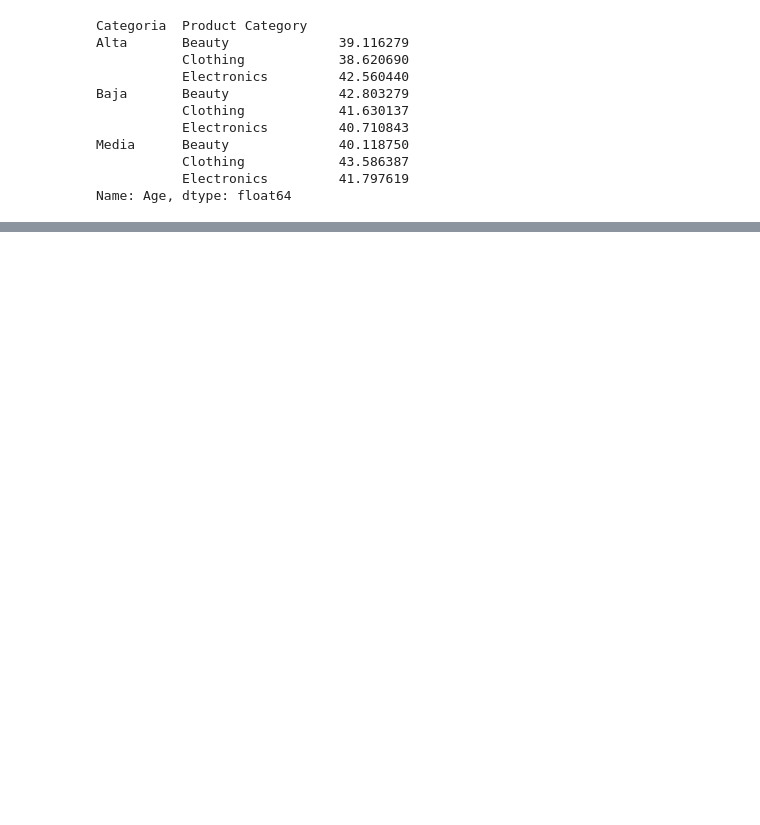
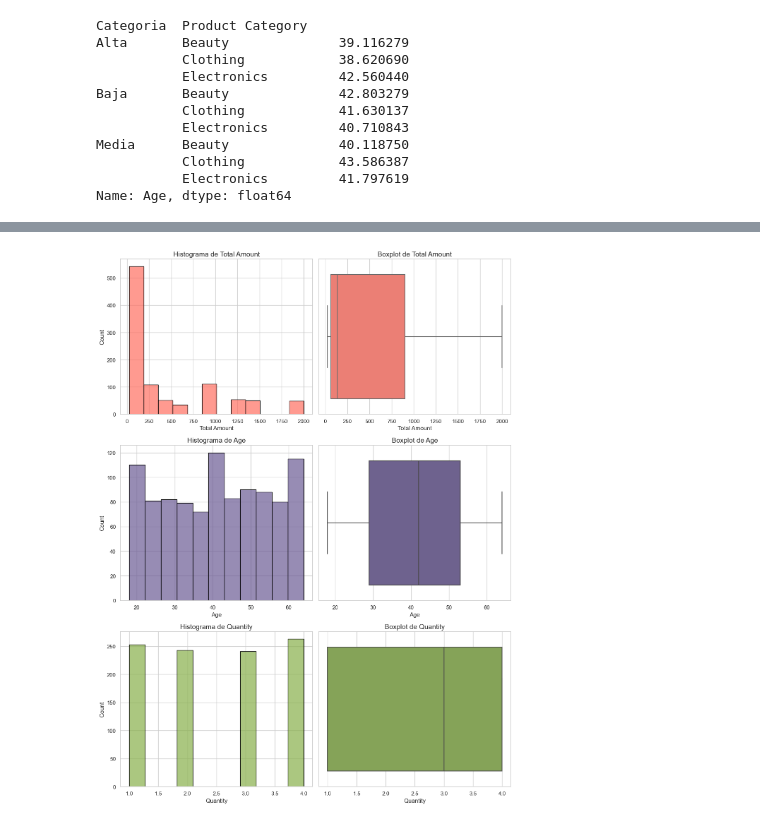
Before and after one commit to DiegoAmarilla97/codingdojo, a Jupyter notebook: retail_sales_analysis/retail_sales_analysis_parte3.ipynb, the cells around one changed output, grey strips where cells are left out. Saved outputs shown, nothing was run; the diff lists cells and outputs as text; code cells hidden in the pictures; blank space fills up the shorter version.

```diff
--- a/retail_sales_analysis/retail_sales_analysis_parte3.ipynb
+++ b/retail_sales_analysis/retail_sales_analysis_parte3.ipynb
@@ -75,3 +75,33 @@ df.head()
 | 2 | 3 | 2023-01-13 | CUST003 | Male | 50 | Electronics | 1 | 30 | ... |
 | 3 | 4 | 2023-05-21 | CUST004 | Male | 37 | Clothing | 1 | 500 | ... |
 | 4 | 5 | 2023-05-06 | CUST005 | Male | 30 | Beauty | 2 | 50 | ... |
+# %%
+import seaborn as sns
+import matplotlib.pyplot as plt
+
+# Configurar el estilo de los gráficos
+sns.set(style="whitegrid")
+
+# Definir las variables
+variables = ['Total Amount', 'Age', 'Quantity']
+
+# Definir una paleta de colores
+colors = ['#FF6F61', '#6B5B95', '#88B04B']
+
+# Crear una figura con subplots para cada variable
+fig, axes = plt.subplots(3, 2, figsize=(12, 16))
+
+for i, var in enumerate(variables):
+    # Histograma
+    sns.histplot(df[var], color=colors[i], edgecolor='black', alpha=0.7, ax=axes[i, 0])
+    axes[i, 0].set_title(f'Histograma de {var}', fontsize=14)
+
+    # Boxplot
+    sns.boxplot(x=df[var], color=colors[i], ax=axes[i, 1], fliersize=5, linewidth=1.5, whis=1.5)
+    axes[i, 1].set_title(f'Boxplot de {var}', fontsize=14)
+
+# Ajustar la separación entre los gráficos
+plt.tight_layout()
+plt.show()
+# %% [output]
+[figure, added]
```
Also changed, not shown: parts of 2 cells of this notebook.
